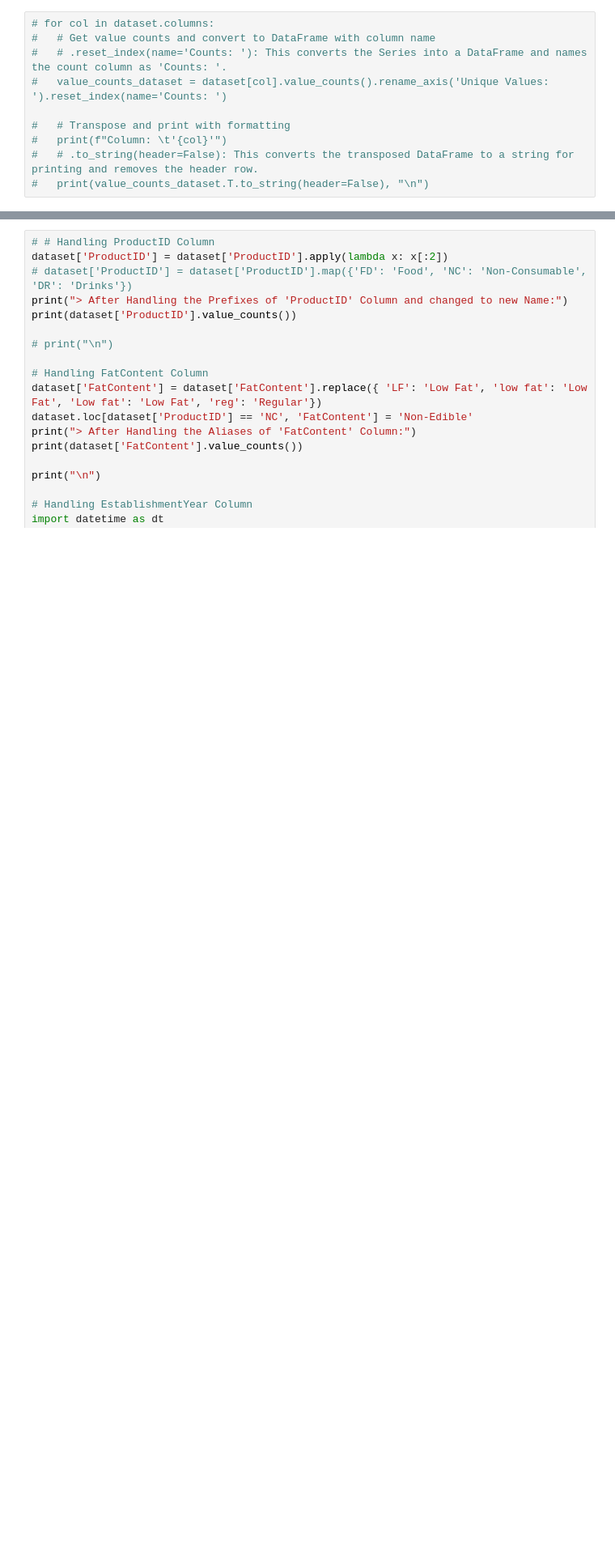
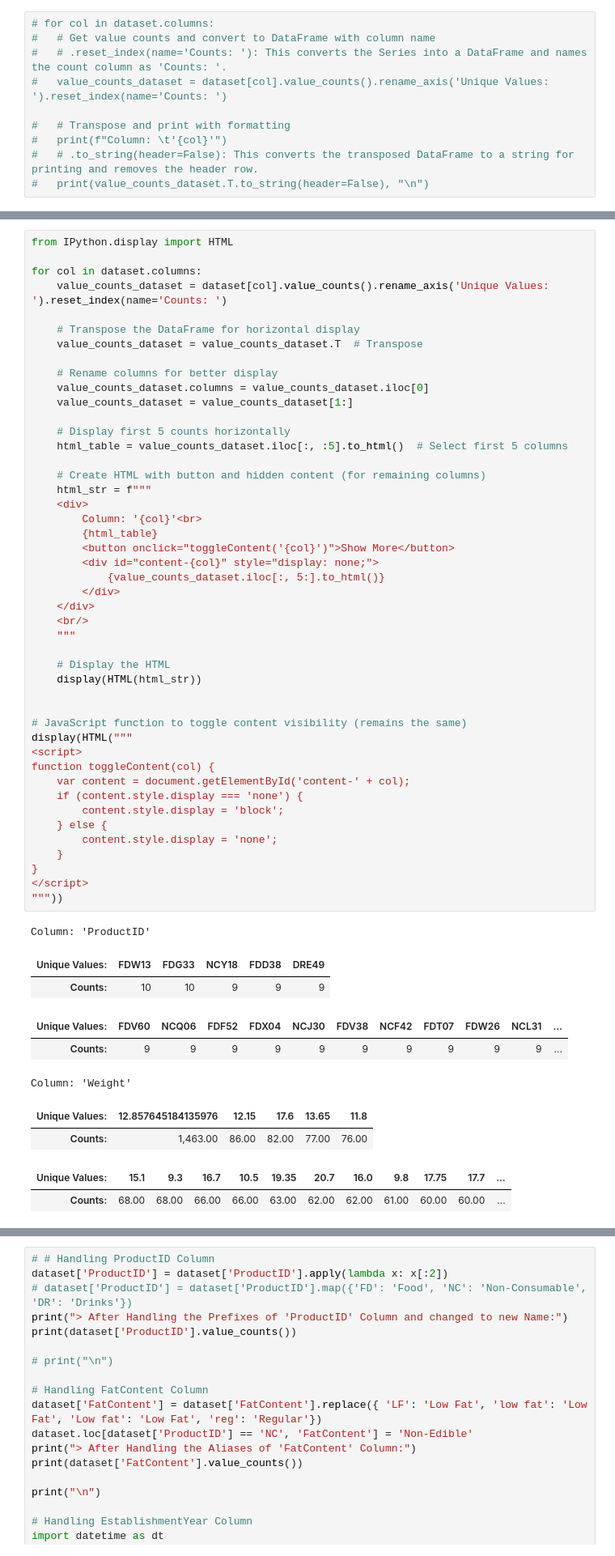
Before and after one commit to rajan-dhinoja/machine_learning_projects, a Jupyter notebook: Sales_Prediction.ipynb, the cells around one changed output, grey strips where cells are left out. Shown at 81% size. Cells and saved outputs as stored; diff of their text form; blank space fills up the shorter version.

```diff
--- a/Sales_Prediction.ipynb
+++ b/Sales_Prediction.ipynb
@@ -293,0 +249,57 @@ Column: 'ProductType'
+# %%
+from IPython.display import HTML
+
+for col in dataset.columns:
+    value_counts_dataset = dataset[col].value_counts().rename_axis('Unique Values: ').reset_index(name='Counts: ')
+
+    # Transpose the DataFrame for horizontal display
+    value_counts_dataset = value_counts_dataset.T  # Transpose
+
+    # Rename columns for better display
+    value_counts_dataset.columns = value_counts_dataset.iloc[0]
+    value_counts_dataset = value_counts_dataset[1:]
+
+    # Display first 5 counts horizontally
+    html_table = value_counts_dataset.iloc[:, :5].to_html()  # Select first 5 columns
+
+    # Create HTML with button and hidden content (for remaining columns)
+    html_str = f"""
+    <div>
+        Column: '{col}'<br>
+        {html_table}
+        <button onclick="toggleContent('{col}')">Show More</button>
+        <div id="content-{col}" style="display: none;">
+            {value_counts_dataset.iloc[:, 5:].to_html()}
+        </div>
+    </div>
+    <br/>
+    """
+
+    # Display the HTML
+    display(HTML(html_str))
+
+
+# JavaScript function to toggle content visibility (remains the same)
+display(HTML("""
+<script>
+function toggleContent(col) {
+    var content = document.getElementById('content-' + col);
+    if (content.style.display === 'none') {
+        content.style.display = 'block';
+    } else {
+        content.style.display = 'none';
+    }
+}
+</script>
+"""))
+# %% [output]
+Column: 'ProductID'
+| Unique Values: | FDW13 | FDG33 | NCY18 | FDD38 | DRE49 |
+| Counts: | 10 | 10 | 9 | 9 | 9 |
+| Unique Values: | FDV60 | NCQ06 | FDF52 | FDX04 | NCJ30 | FDV38 | NCF42 | FDT07 | FDW26 | NCL31 | ... |
+| Counts: | 9 | 9 | 9 | 9 | 9 | 9 | 9 | 9 | 9 | 9 | ... |
+Column: 'Weight'
+| Unique Values: | 12.857645184135976 | 12.15 | 17.6 | 13.65 | 11.8 |
+| Counts: | 1,463.00 | 86.00 | 82.00 | 77.00 | 76.00 |
+| Unique Values: | 15.1 | 9.3 | 16.7 | 10.5 | 19.35 | 20.7 | 16.0 | 9.8 | 17.75 | 17.7 | ... |
+| Counts: | 68.00 | 68.00 | 66.00 | 66.00 | 63.00 | 62.00 | 62.00 | 61.00 | 60.00 | 60.00 | ... |
```
Also changed, not shown: parts of 2 cells of this notebook.
